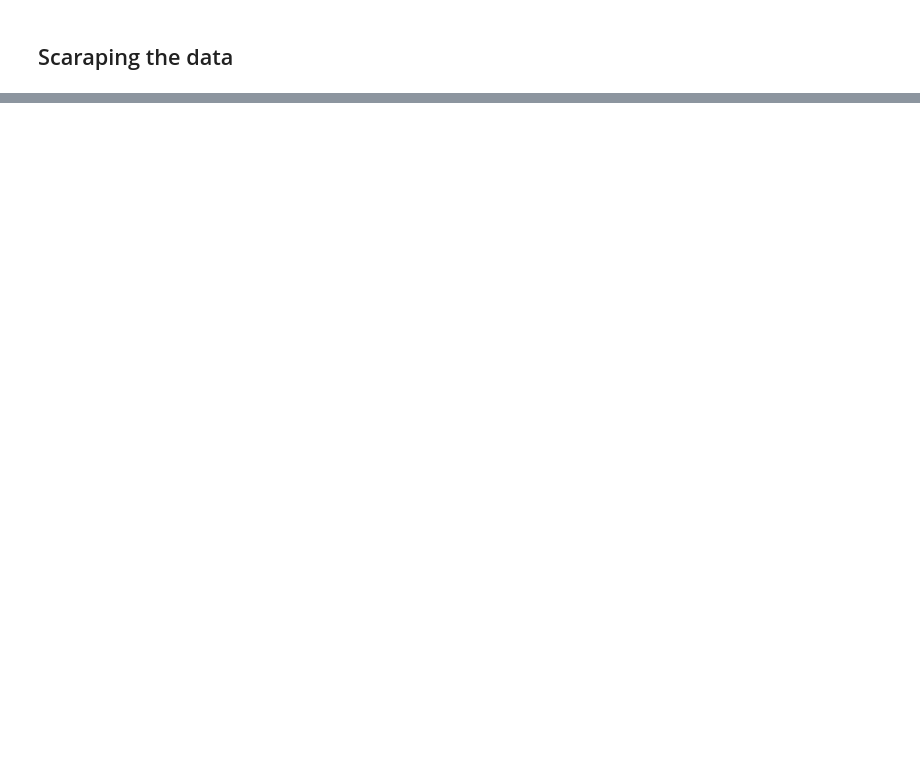
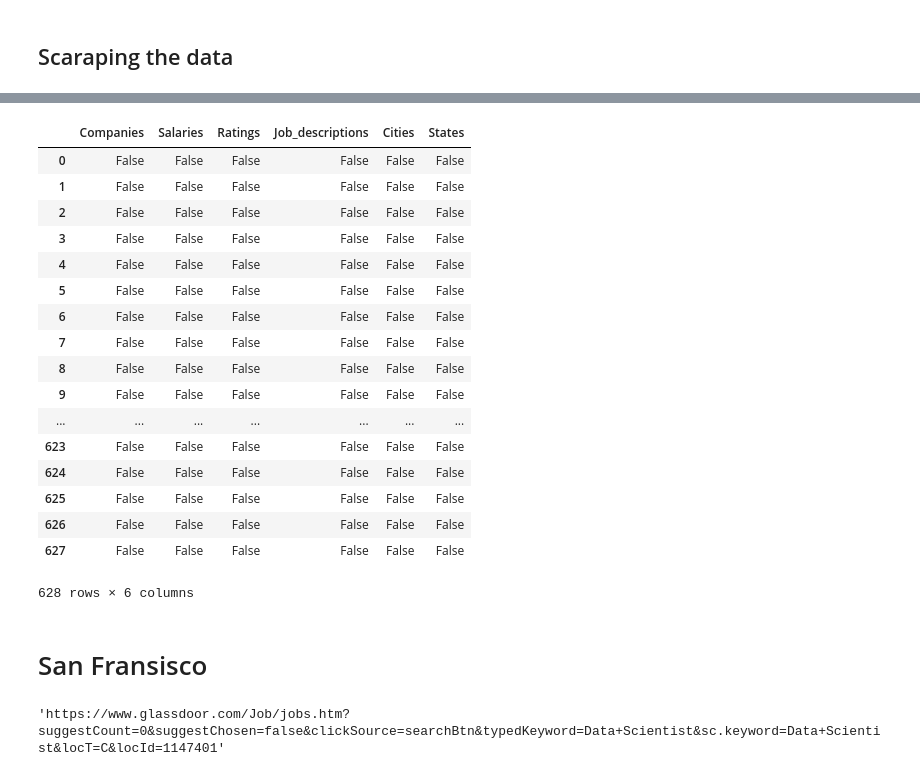
Before and after one commit to bestsmashever/Data-Visualization-Project, a Jupyter notebook: glassdoor_project.ipynb, the cells around one changed output, grey strips where cells are left out. Cells and saved outputs as stored; diff of their text form; code cells hidden in the pictures; blank space fills up the shorter version.

```diff
--- a/glassdoor_project.ipynb
+++ b/glassdoor_project.ipynb
@@ -118,0 +586,24 @@ city_url = [philadelphia_url, phoenix_url,houston_url,seattle_url,sanfrancisco_u
+# %%
+seattle_df2 = pd.DataFrame({"Ratings": seattle_ratings,
+                   "Job_descriptions": seattle_job_descriptions,
+                  })
+# %%
+seattle_df1.index = seattle_df1.index + 1  # changing index to counting number
+seattle_df1.index.name = "id" # renaming index to id
+seattle_df1.reset_index(level=0,inplace=True) # reset index as original
+seattle_df2.index = seattle_df2.index + 1  # changing index to counting number
+seattle_df2.index.name = "id" # renaming index to id
+seattle_df2.reset_index(level=0,inplace=True) # reset index as original
+# %%
+# merging to dataframe
+seattle_df = pd.merge(seattle_df1,seattle_df2, how="inner", on="id")
+# %%
+seattle_df = seattle_df.join(seattle_df['Cities'].str.split(',', 1, expand=True).rename(columns={0:'CitiesA', 1:'CitiesB'}))
+# removing id, cities and States
+del seattle_df["id"]
+del seattle_df["Cities"]
+del seattle_df["States"]
+# renaming CitiesA to Cities
+seattle_df = seattle_df.rename(columns={"CitiesA":"Cities"})
+# renaming CitiesB to States
+seattle_df = seattle_df.rename(columns={"CitiesB":"States"})
@@ -118,0 +619,21 @@ city_url = [philadelphia_url, phoenix_url,houston_url,seattle_url,sanfrancisco_u
+# %%
+seattle_df.isnull()
+# %% [output]
+|  | Companies | Salaries | Ratings | Job_descriptions | Cities | States |
+| 0 | False | False | False | False | False | False |
+| 1 | False | False | False | False | False | False |
+| 2 | False | False | False | False | False | False |
+| 3 | False | False | False | False | False | False |
+| 4 | False | False | False | False | False | False |
+| 5 | False | False | False | False | False | False |
+| 6 | False | False | False | False | False | False |
+| 7 | False | False | False | False | False | False |
+| 8 | False | False | False | False | False | False |
+| 9 | False | False | False | False | False | False |
+| ... | ... | ... | ... | ... | ... | ... |
+| 623 | False | False | False | False | False | False |
+| 624 | False | False | False | False | False | False |
+| 625 | False | False | False | False | False | False |
+| 626 | False | False | False | False | False | False |
+| 627 | False | False | False | False | False | False |
+628 rows × 6 columns
@@ -118,0 +642,6 @@ city_url = [philadelphia_url, phoenix_url,houston_url,seattle_url,sanfrancisco_u
+# %% [markdown]
+# San Fransisco
+# %%
+city_urls[4]
+# %% [output]
+'https://www.glassdoor.com/Job/jobs.htm?suggestCount=0&suggestChosen=false&clickSource=searchBtn&typedKeyword=Data+Scientist&sc.keyword=Data+Scientist&locT=C&locId=1147401'
```
Also changed, not shown: parts of 104 cells of this notebook, 4 other files.
